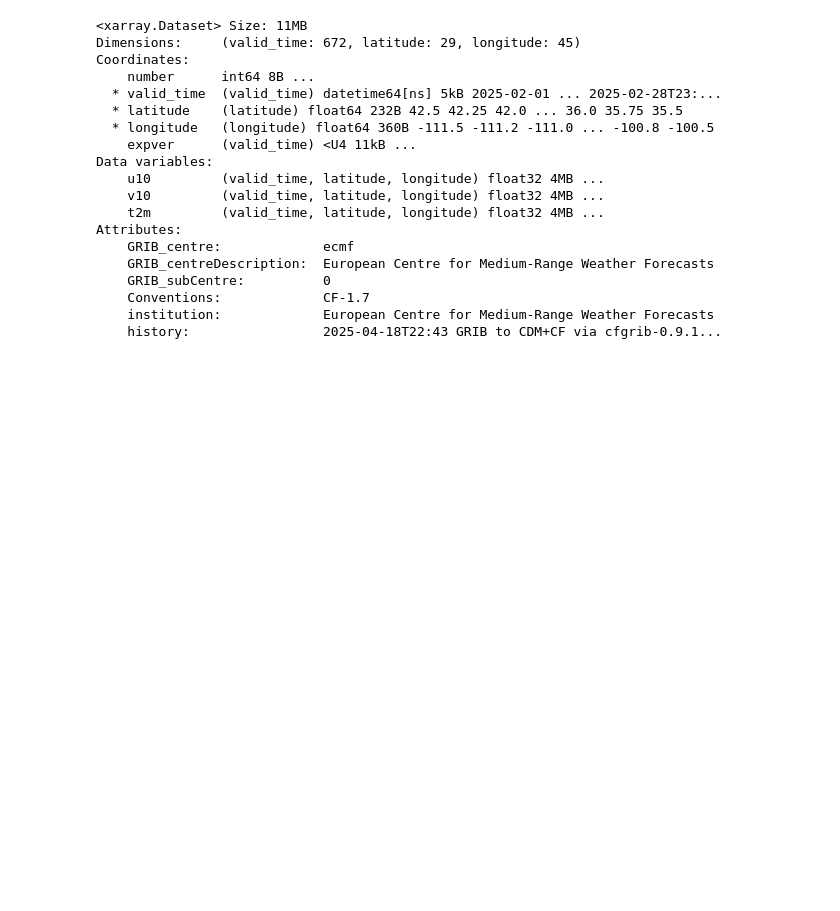
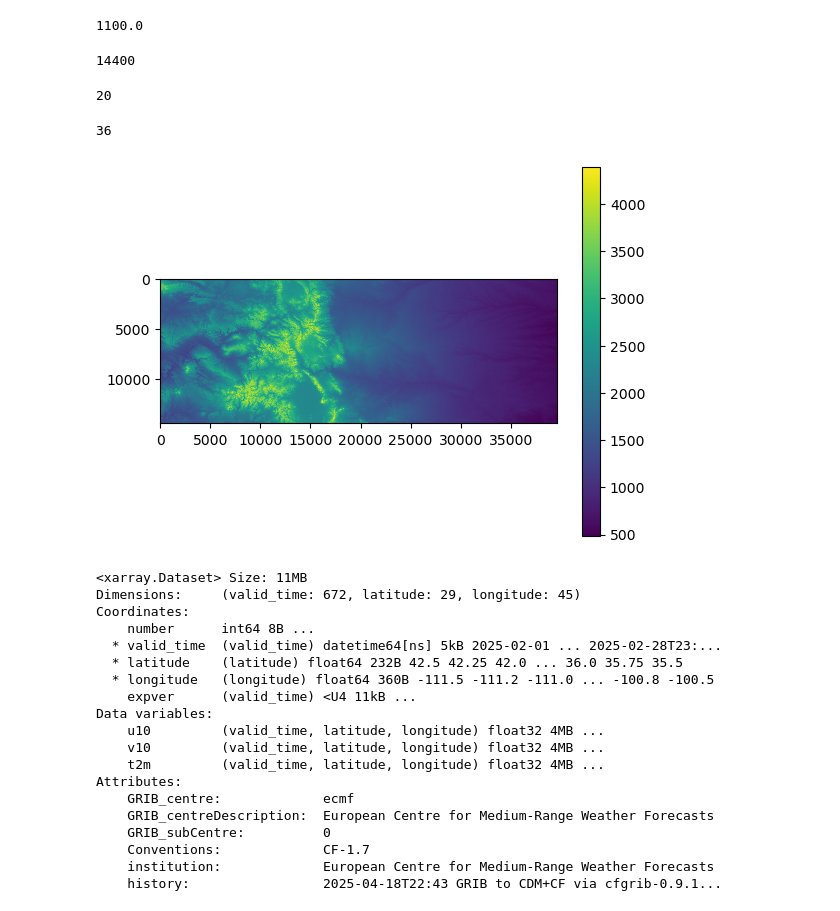
Before and after one commit to joeyh0/DRP_Spr2025, a Jupyter notebook: Scripts/Week3.ipynb, the cells around one changed output. Cells and saved outputs as stored; diff of their text form; code cells hidden in the pictures; blank space fills up the shorter version.

```diff
--- a/Scripts/Week3.ipynb
+++ b/Scripts/Week3.ipynb
@@ -97,0 +83,8 @@ Exception: richdem.LoadGDAL() requires GDAL.
+# %%
+39600 / 36
+# %% [output]
+1100.0
+# %%
+len(dem)
+# %% [output]
+14400
@@ -98,3 +102,18 @@ Exception: richdem.LoadGDAL() requires GDAL.
+# %%
+len(elev_data)
+# %% [output]
+20
+# %%
+len(elev_data[0])
+#np.mean(elev_data)
+# %% [output]
+36
+# %%
+plt.imshow(dem, interpolation='none')
+plt.colorbar()
+plt.show()
+# %% [output]
+[figure, added]
 # %%
 precip_data = xr.open_dataset("../Data/Colorado_accum.nc")
 precip_data
```
Also changed, not shown: parts of 14 cells of this notebook, 4 other files.
